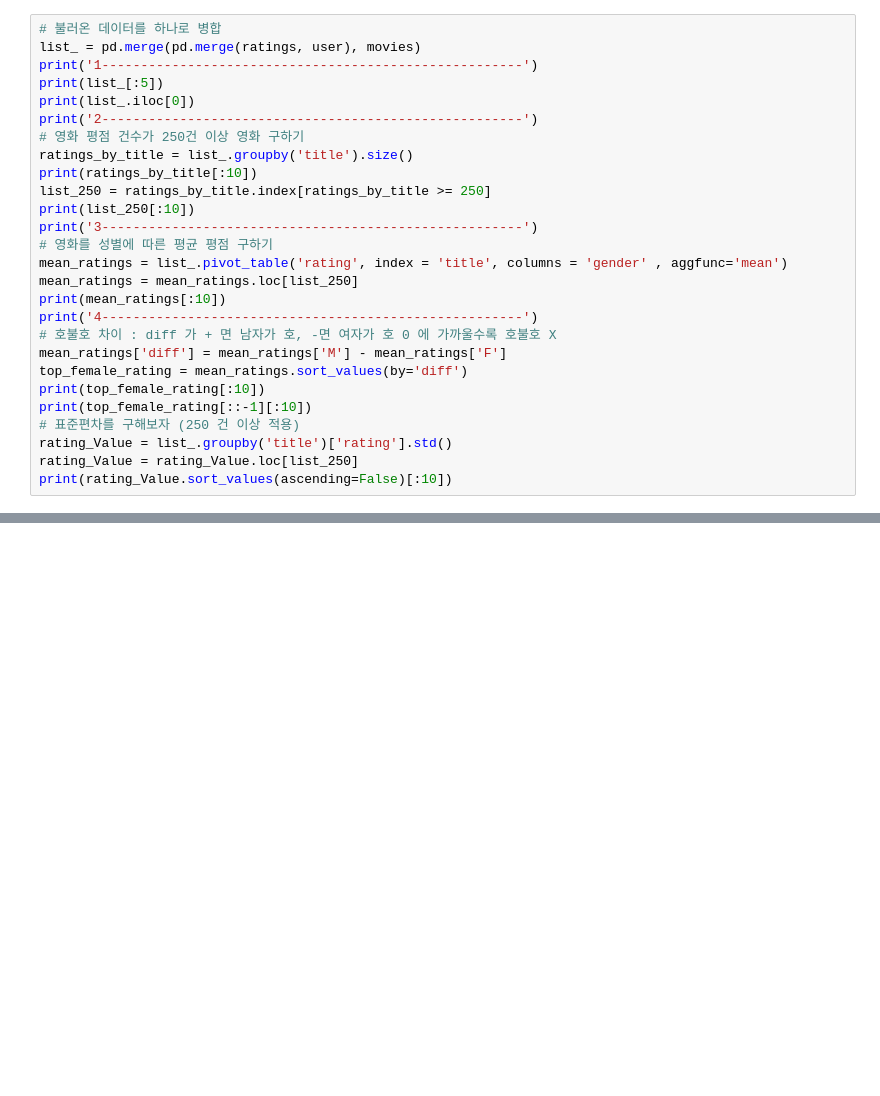
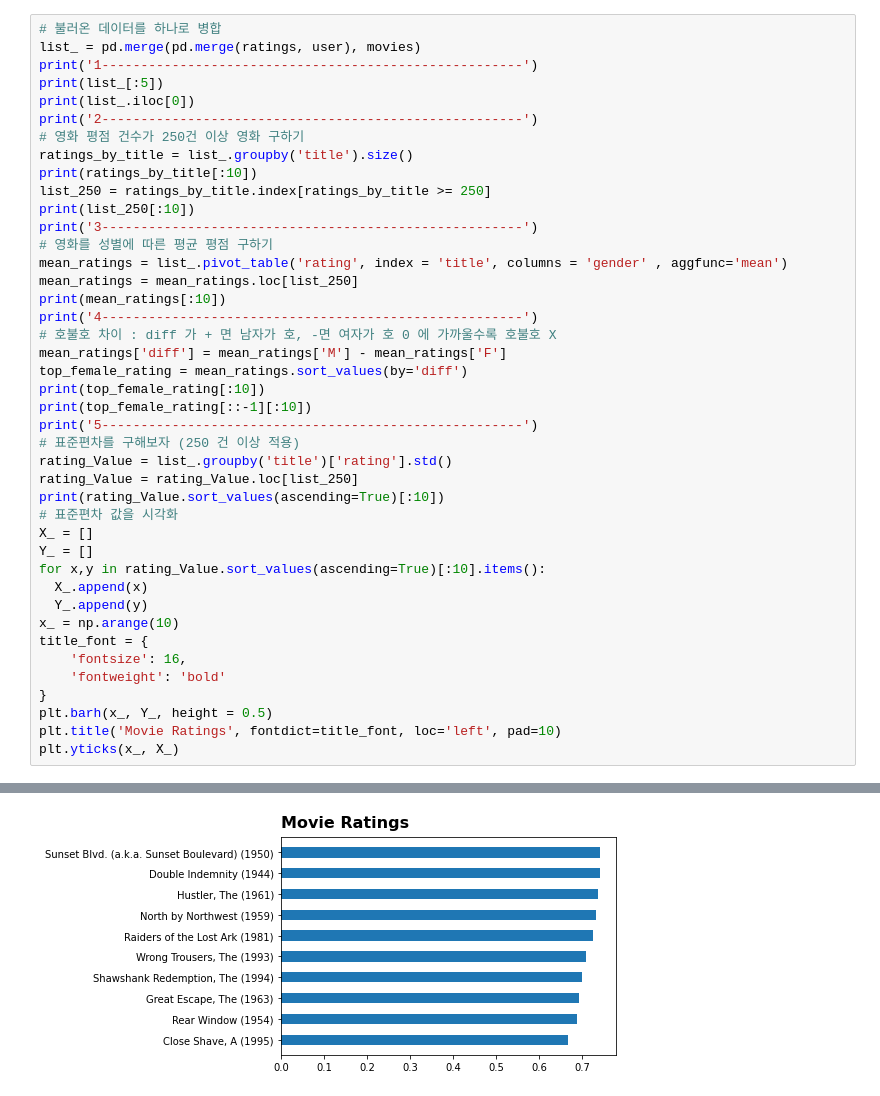
Before and after one commit to JGH94/python_Movie_Data, a Jupyter notebook: python_Movie_Data.ipynb, the cells around one changed output, grey strips where cells are left out. Drawn from its saved outputs; the diff is of its cells as text; blank space fills up the shorter version.

```diff
--- a/python_Movie_Data.ipynb
+++ b/python_Movie_Data.ipynb
@@ -60,10 +62,25 @@ mean_ratings['diff'] = mean_ratings['M'] - mean_ratings['F']
 top_female_rating = mean_ratings.sort_values(by='diff')
 print(top_female_rating[:10])
 print(top_female_rating[::-1][:10])
+print('5------------------------------------------------------')
 # 표준편차를 구해보자 (250 건 이상 적용)
 rating_Value = list_.groupby('title')['rating'].std()
 rating_Value = rating_Value.loc[list_250]
-print(rating_Value.sort_values(ascending=False)[:10])
+print(rating_Value.sort_values(ascending=True)[:10])
+# 표준편차 값을 시각화
+X_ = []
+Y_ = []
+for x,y in rating_Value.sort_values(ascending=True)[:10].items():
+  X_.append(x)
+  Y_.append(y)
+x_ = np.arange(10)
+title_font = {
+    'fontsize': 16,
+    'fontweight': 'bold'
+}
+plt.barh(x_, Y_, height = 0.5)
+plt.title('Movie Ratings', fontdict=title_font, loc='left', pad=10)
+plt.yticks(x_, X_)
 # %% [output]
 1------------------------------------------------------
    user_id  movie_id  rating  timestamp gender  age  occupation    zip  \
@@ -84,0 +122 @@ Name: rating, dtype: float64
+[figure, added]
```
Also changed, not shown: parts of 3 cells of this notebook.
